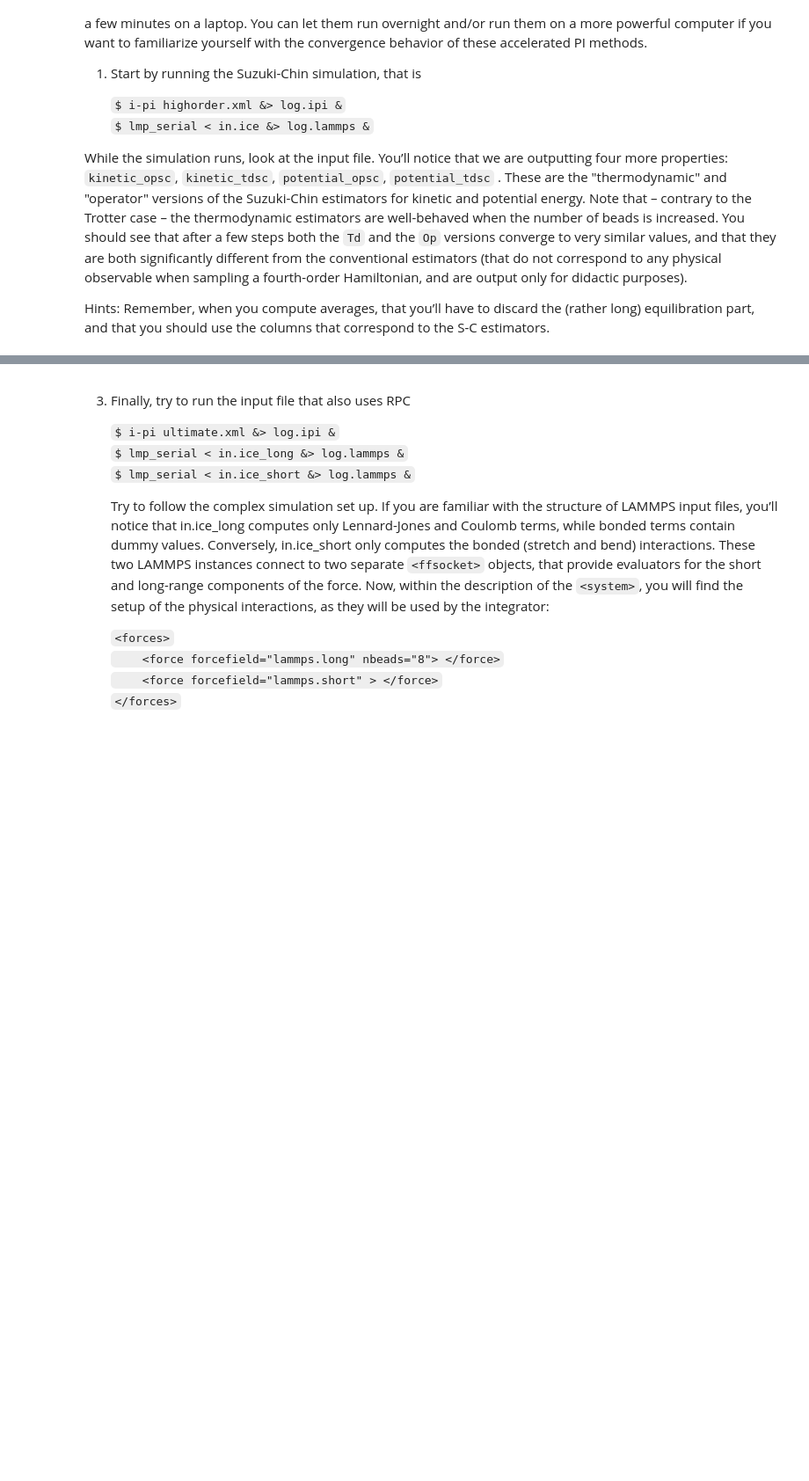
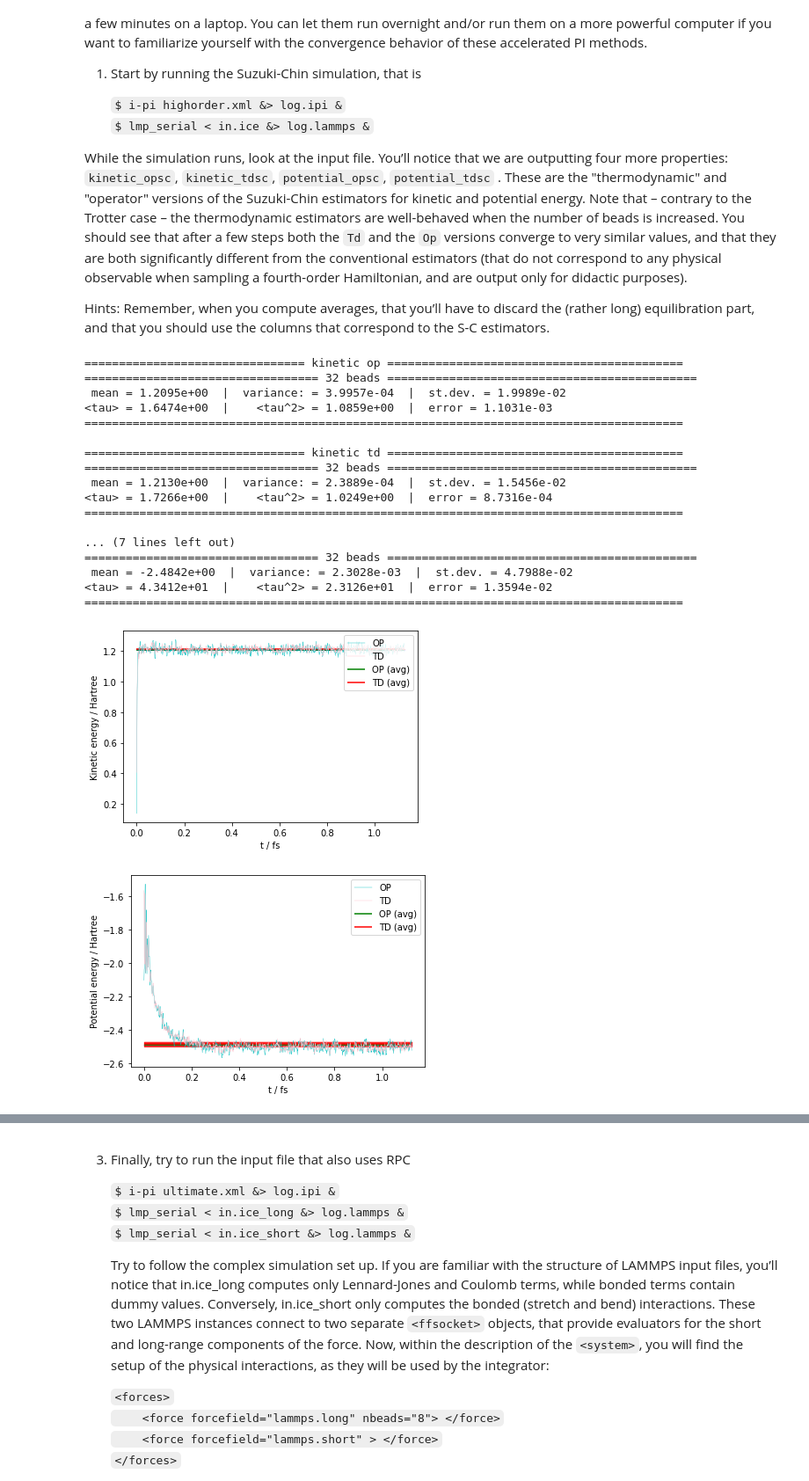
Before and after one commit to i-pi/tutorials-schools, a Jupyter notebook: day-2/day-2.ipynb, the cells around one changed output, grey strips where cells are left out. Shown: that part at 88% size. Cells and saved outputs as stored; diff of their text form; code cells hidden in the pictures; blank space fills up the shorter version.

```diff
--- a/day-2/day-2.ipynb
+++ b/day-2/day-2.ipynb
@@ -357,35 +358,61 @@ While the simulation runs, look at the input file. You’ll notice that we are o
 Hints: Remember, when you compute averages, that you’ll have to discard the (rather long) equilibration part, and that you should use the columns that correspond to the S-C estimators.
 # %%
 print('================================ kinetic op ===========================================')
-kin_op_Mean,kin_op_Error = autoCorr('ex-4/ice-sc.out', nbead=6, columns=[6], mlag=100,
+kin_op_Mean,kin_op_Error = autoCorr('ex-4/ice-sc.out', nbead=32, columns=[6], mlag=100,
                       nequi=43, dt=1.0, verbosity = 1, ncol=10)
 print('================================ kinetic td ===========================================')
-kin_td_Mean,kin_td_Error = autoCorr('ex-3/ice-sc.out', nbead=6, columns=[7], mlag=100,
+kin_td_Mean,kin_td_Error = autoCorr('ex-4/ice-sc.out', nbead=32, columns=[7], mlag=100,
                       nequi=43, dt=1.0, verbosity = 1, ncol=10)
 print('=============================== potential op ==========================================')
-kin_op_Mean,kin_op_Error = autoCorr('ex-4/ice-sc.out', nbead=6, columns=[8], mlag=100,
+pot_op_Mean,pot_op_Error = autoCorr('ex-4/ice-sc.out', nbead=32, columns=[8], mlag=100,
                       nequi=43, dt=1.0, verbosity = 1, ncol=10)
 print('=============================== potential td ==========================================')
-kin_td_Mean,kin_td_Error = autoCorr('ex-3/ice-sc.out', nbead=6, columns=[9], mlag=100,
+pot_td_Mean,pot_td_Error = autoCorr('ex-4/ice-sc.out', nbead=32, columns=[9], mlag=100,
                       nequi=43, dt=1.0, verbosity = 1, ncol=10)
 
 
-data = np.genfromtxt('ex-3/npt_p-6.out',usecols=[1,6,7,8,9])
+data = np.genfromtxt('ex-4/ice-sc.out',usecols=[1,6,7,8,9])
 
-plt.plot(data[:,0],data[:,1], 'c-', linewidth=0.4)
-plt.hlines(xmin=data[0,0], xmax=data[-1,0], y=volMean,color='b', label='NPT volume (6 beads)')
-plt.fill_between(data[:,0], volMean-volError, volMean+volError, color='b', alpha=0.8 )
+plt.plot(data[:,0],data[:,1], 'c-', linewidth=0.4, label='OP')
+plt.hlines(xmin=data[0,0], xmax=data[-1,0], y=kin_op_Mean,color='g', label='OP (avg)')
+plt.fill_between(data[:,0], kin_op_Mean-kin_op_Error, kin_op_Mean+kin_op_Error, color='b', alpha=0.8 )
+plt.plot(data[:,0],data[:,2], 'pink', linewidth=0.4, label='TD')
+plt.hlines(xmin=data[0,0], xmax=data[-1,0], y=kin_td_Mean,color='r', label='TD (avg)')
+plt.fill_between(data[:,0], kin_td_Mean-kin_td_Error, kin_td_Mean+kin_td_Error, color='r', alpha=0.8 )
 plt.xlabel('t / fs')
-plt.ylabel('volume / Angstrom^3')
+plt.ylabel('Kinetic energy / Hartree')
 plt.legend(loc=1)
 plt.show()
 
-plt.plot(data[::10,0],data[::10,2], '-', color='salmon', linewidth=0.4)
-plt.hlines(xmin=data[0,0], xmax=data[-1,0], y=preMean,color='r', label='NPT pressure (6 beads)', linewidth=2.)
-plt.fill_between(data[:,0], preMean-preError, preMean+preError, color='r', alpha=0.2 )
+plt.plot(data[:,0],data[:,3], 'c-', linewidth=0.4, label='OP')
+plt.hlines(xmin=data[0,0], xmax=data[-1,0], y=pot_op_Mean,color='g', label='OP (avg)')
+plt.fill_between(data[:,0], pot_op_Mean-kin_op_Error, pot_op_Mean+kin_op_Error, color='b', alpha=0.8 )
+plt.plot(data[:,0],data[:,4], 'pink', linewidth=0.4, label='TD')
+plt.hlines(xmin=data[0,0], xmax=data[-1,0], y=pot_td_Mean,color='r', label='TD (avg)')
+plt.fill_between(data[:,0], pot_td_Mean-pot_td_Error, pot_td_Mean+pot_td_Error, color='r', alpha=0.8 )
 plt.xlabel('t / fs')
-plt.ylabel('p / GPa')
+plt.ylabel('Potential energy / Hartree')
 plt.legend(loc=1)
 plt.show()
+# %% [output]
+================================ kinetic op ===========================================
+================================== 32 beads =============================================
+ mean = 1.2095e+00  |  variance: = 3.9957e-04  |  st.dev. = 1.9989e-02
+<tau> = 1.6474e+00  |    <tau^2> = 1.0859e+00  |  error = 1.1031e-03
+=======================================================================================
+
+================================ kinetic td ===========================================
+================================== 32 beads =============================================
+ mean = 1.2130e+00  |  variance: = 2.3889e-04  |  st.dev. = 1.5456e-02
+<tau> = 1.7266e+00  |    <tau^2> = 1.0249e+00  |  error = 8.7316e-04
+=======================================================================================
+
+... (7 lines left out)
+================================== 32 beads =============================================
+ mean = -2.4842e+00  |  variance: = 2.3028e-03  |  st.dev. = 4.7988e-02
+<tau> = 4.3412e+01  |    <tau^2> = 2.3126e+01  |  error = 1.3594e-02
+=======================================================================================
+[figure, added]
+[figure, added]
 # %% [markdown]
 2. Compute radial distribution functions. When inspecting trajectories, remember that in SC path integrals you can evaluate structural observables by analyzing the even beads from the trajectory, and ignoring the odd ones.
```
Also changed, not shown: parts of 8 cells of this notebook.
